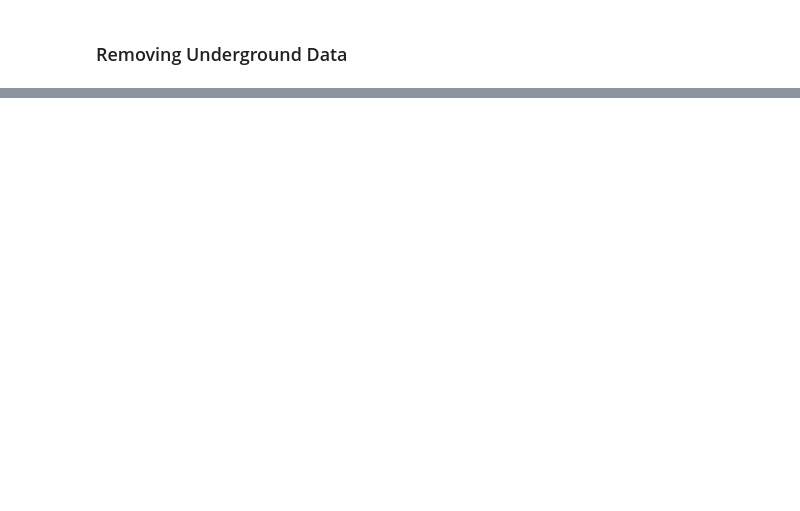
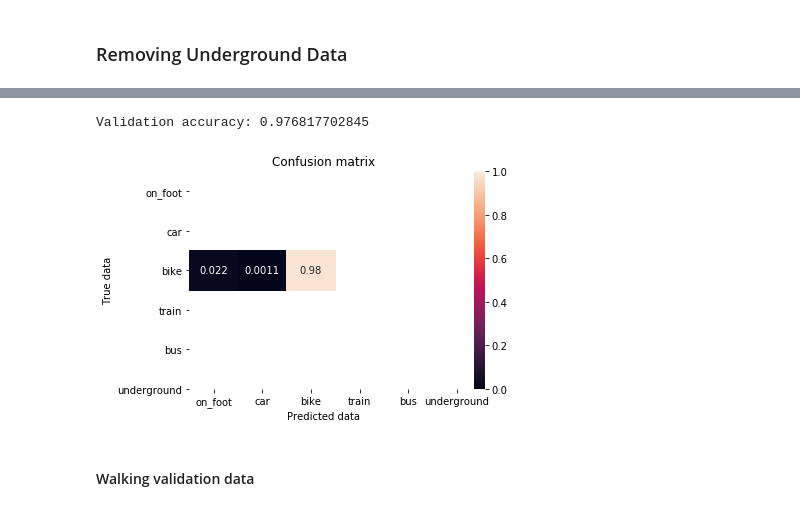
Before and after one commit to MihaiVisu/HonoursProject, a Jupyter notebook: notebooks/mixed_final_model.ipynb, the cells around one changed output, grey strips where cells are left out. Drawn from its saved outputs; the diff is of its cells as text; code cells hidden in the pictures; blank space fills up the shorter version.

Commit message:
add more data to training and begin validation data

```diff
--- a/notebooks/mixed_final_model.ipynb
+++ b/notebooks/mixed_final_model.ipynb
@@ -195,0 +260,5 @@ Accuracy: 0.956304032831
+# %%
+kf = KFold(len(clustered_normalised_data), n_folds=5, shuffle=True, random_state=0)
+
+get_training_accuracy_mixed_models([knn, rf, clf], clustered_normalised_data[['unsupervised_environment_index', 'humidity']+bin_vals],
+                                                          clustered_normalised_data['environment_index'], kf)
@@ -198,12 +270,0 @@ Accuracy: 0.956304032831
-# %%
-filtered_data = data[data['environment_index']!=4]
-clustered_data = get_environment_clusters(filtered_data, 40, bin_vals)
-
-clustered_normalised_data = clustered_data[clustered_data['bin0']>0].copy().reindex()
-clustered_normalised_data[bin_vals] = clustered_normalised_data[bin_vals].apply(lambda row: row/np.sum(row), axis=1)
-
-rf = RandomForestClassifier(random_state=0, n_estimators=260, n_jobs=-1)
-kf = KFold(len(clustered_normalised_data), n_folds=5, shuffle=True, random_state=0)
-
-print("Accuracy:", get_training_accuracy_with_kfolds_iloc(rf, clustered_normalised_data[['unsupervised_environment_index', 'humidity']+bin_vals],
-                                                          clustered_normalised_data['environment_index'], kf))
@@ -230,5 +270,0 @@ Accuracy: 0.83297711678
-# %%
-kf = KFold(len(clustered_normalised_data), n_folds=5, shuffle=True, random_state=0)
-
-get_training_accuracy_mixed_models([clf, rf, rf2], clustered_normalised_data[['unsupervised_environment_index', 'humidity']+bin_vals],
-                                                          clustered_normalised_data['environment_index'], kf)
@@ -236,0 +271,6 @@ get_training_accuracy_mixed_models([clf, rf, rf2], clustered_normalised_data[['u
+# %%
+bike_data_validation = pd.read_csv('../data/misc/20150618.csv')
+bike_data_validation['environment_index'] = 3
+
+bike_data_validation = bike_data_validation.rename(index=str, columns={"latitude":'gpsLatitude', "longitude":'gpsLongitude'})
+display(bike_data_validation.describe())
@@ -236,0 +288,17 @@ get_training_accuracy_mixed_models([clf, rf, rf2], clustered_normalised_data[['u
+# %%
+clustered_validation_data = get_environment_clusters(bike_data_validation, 40, bin_vals)
+
+clustered_normalised = clustered_validation_data[clustered_validation_data['bin0']>0].copy().reindex()
+clustered_normalised[bin_vals] = clustered_normalised[bin_vals].apply(lambda row: row/np.sum(row), axis=1)
+
+predictions = rf.predict(clustered_normalised[bin_vals+['unsupervised_environment_index', 'humidity']])
+
+print("Validation accuracy:", accuracy_score(clustered_normalised['environment_index'], predictions))
+
+plot_confusion_matrix(clustered_normalised['environment_index'], predictions,
+                      classes=['on_foot', 'car', 'bike', 'train', 'bus', 'underground'])
+# %% [output]
+Validation accuracy: 0.976817702845
+[figure, added]
+# %% [markdown]
+#### Walking validation data
```
Also changed, not shown: parts of 19 cells of this notebook, 2 other files.
